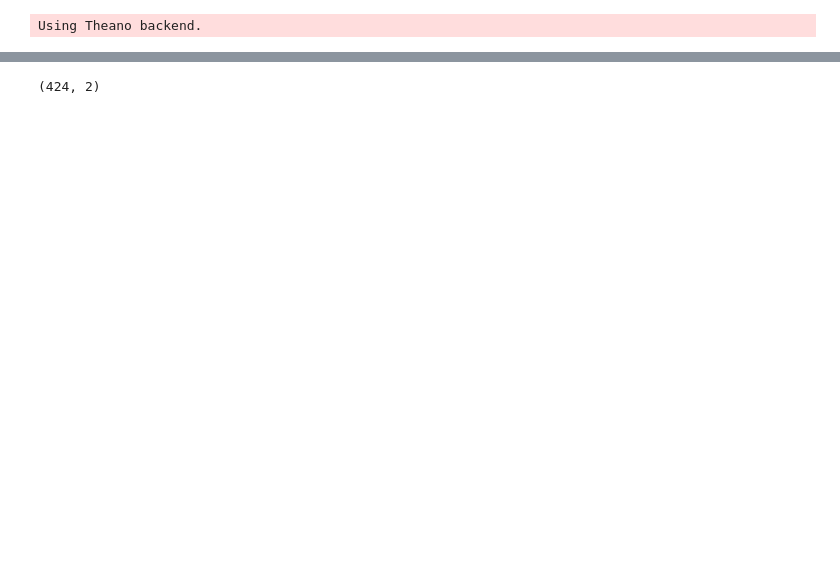
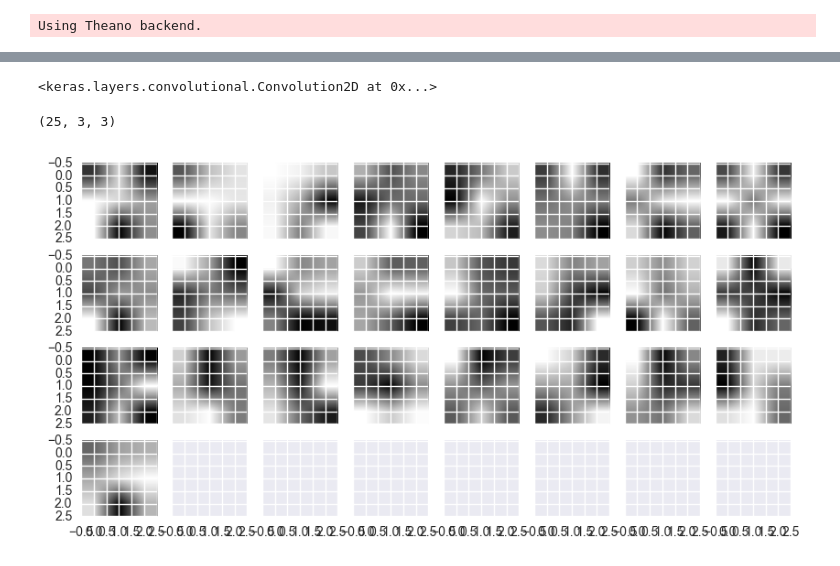
Before and after one commit to gorbak25/trypophobia-detector, a Jupyter notebook: traing_neural_net.ipynb, the cells around one changed output, grey strips where cells are left out. Drawn from its saved outputs; the diff is of its cells as text; code cells hidden in the pictures; blank space fills up the shorter version.

```diff
--- a/traing_neural_net.ipynb
+++ b/traing_neural_net.ipynb
@@ -47,10 +71,14 @@ X_train, X_test, Y_train, Y_test = train_test_split(data_x, data_y, test_size=0.
 # %%
 model = models.Sequential()
-model.add(layers.InputLayer(input_shape=(resolution_x,resolution_y,3)))
-model.add(layers.Convolution2D(nb_filter=32, nb_col=7, nb_row=7, border_mode='full'))
+model.add(layers.Convolution2D(nb_filter=32, nb_col=3, nb_row=3, border_mode='full',
+                               input_shape=(3,resolution_x,resolution_y),
+                              dim_ordering="th"))
 model.add(layers.Activation(activation="relu"))
-model.add(layers.MaxPooling2D(dim_ordering="th", pool_size=(3,3)))
+model.add(layers.MaxPooling2D(dim_ordering="th", pool_size=(10,10)))
 model.add(layers.Dropout(0.1))
+model.add(layers.Convolution2D(nb_filter=8, nb_col=3, nb_row=3, border_mode='full'))
+model.add(layers.Activation(activation="relu"))
+#model.add(layers.MaxPooling2D(dim_ordering="th", pool_size=(3,3)))
 #model.add(layers.Convolution2D(nb_filter=8, nb_col=3, nb_row=3))
 #model.add(layers.Activation(activation="relu"))
 #model.add(layers.MaxPooling2D(dim_ordering="th", pool_size=(3,3)))
@@ -83,18 +111,18 @@ Epoch 10/10
-# %%
-Y_train.shape
-# %% [output]
-(424, 2)
-# %%
-weights = simple_conv.layers[0].W.get_value(borrow=True)
-
-plt.rcParams['figure.figsize'] = (10,5)
-fig, axn = plt.subplots(4, 8, sharex=True, sharey=True)
-cbar_ax = fig.add_axes([.91, .3, .03, .4])
-for i, ax in enumerate(axn.flat):
-    sns.heatmap(weights[i][0], ax=ax,
-                cbar=i == 0,
-                vmin=0, vmax=1,
-                cbar_ax=None if i else cbar_ax,
-               xticklabels=True, yticklabels=True)
-plt.show()
+# %%
+model.layers[4]
+# %% [output]
+<keras.layers.convolutional.Convolution2D at 0x...>
+# %%
+weights = model.layers[4].W.get_value(borrow=True).reshape(8, 25, 3, 3)[1]
+print (weights.shape)
+fig, axes = plt.subplots(4,8, sharex=True, sharey=True)
+plt.rcParams['figure.figsize'] = (10,5)
+for i,w in enumerate(weights):
+    axes[int(i/8)][int(i%8)].imshow(w)
+    if(i == 31):
+        break
+plt.show()
+# %% [output]
+(25, 3, 3)
+[figure, added]
 # %%
```
Also changed, not shown: parts of 7 cells of this notebook.
